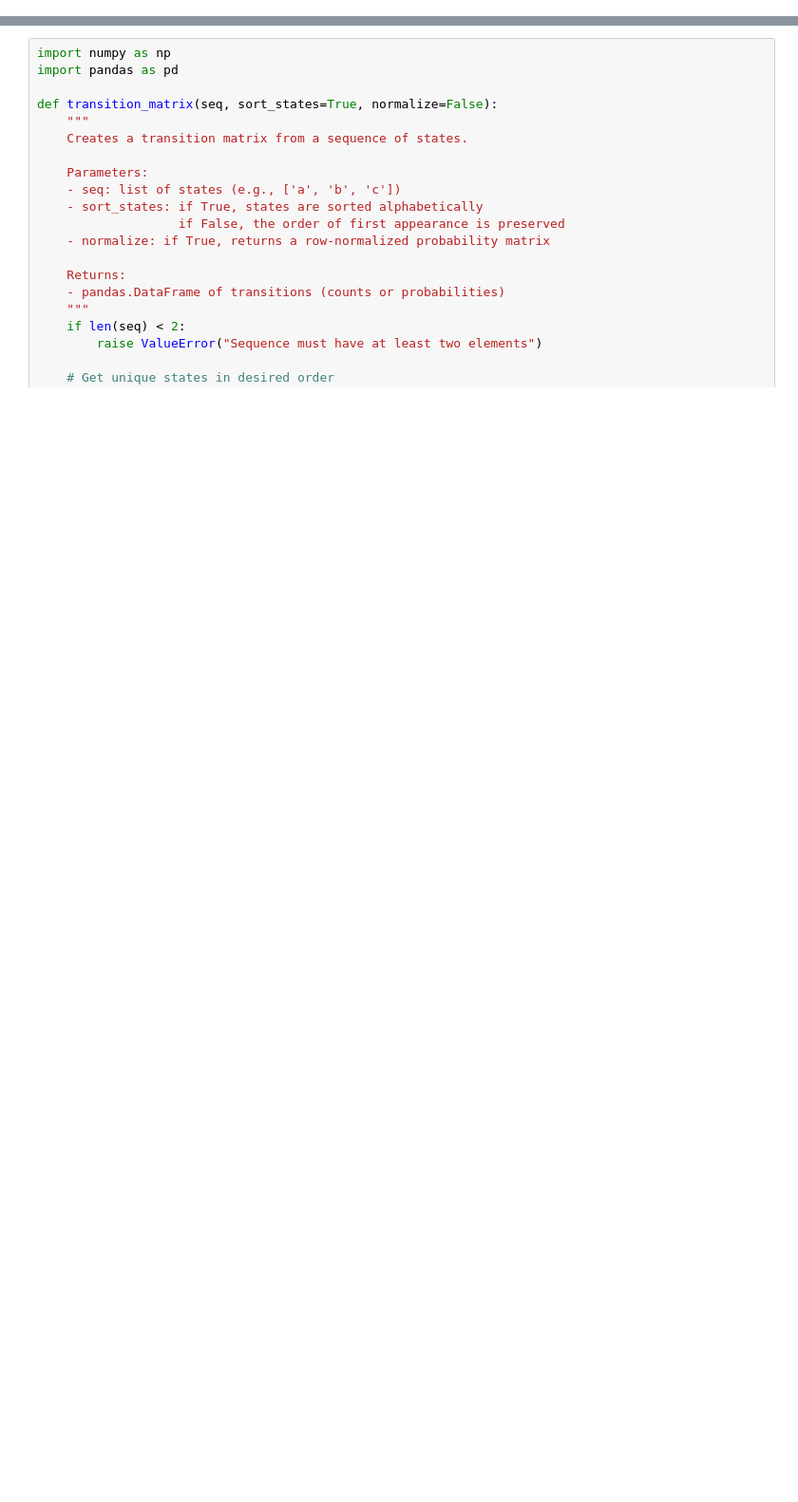
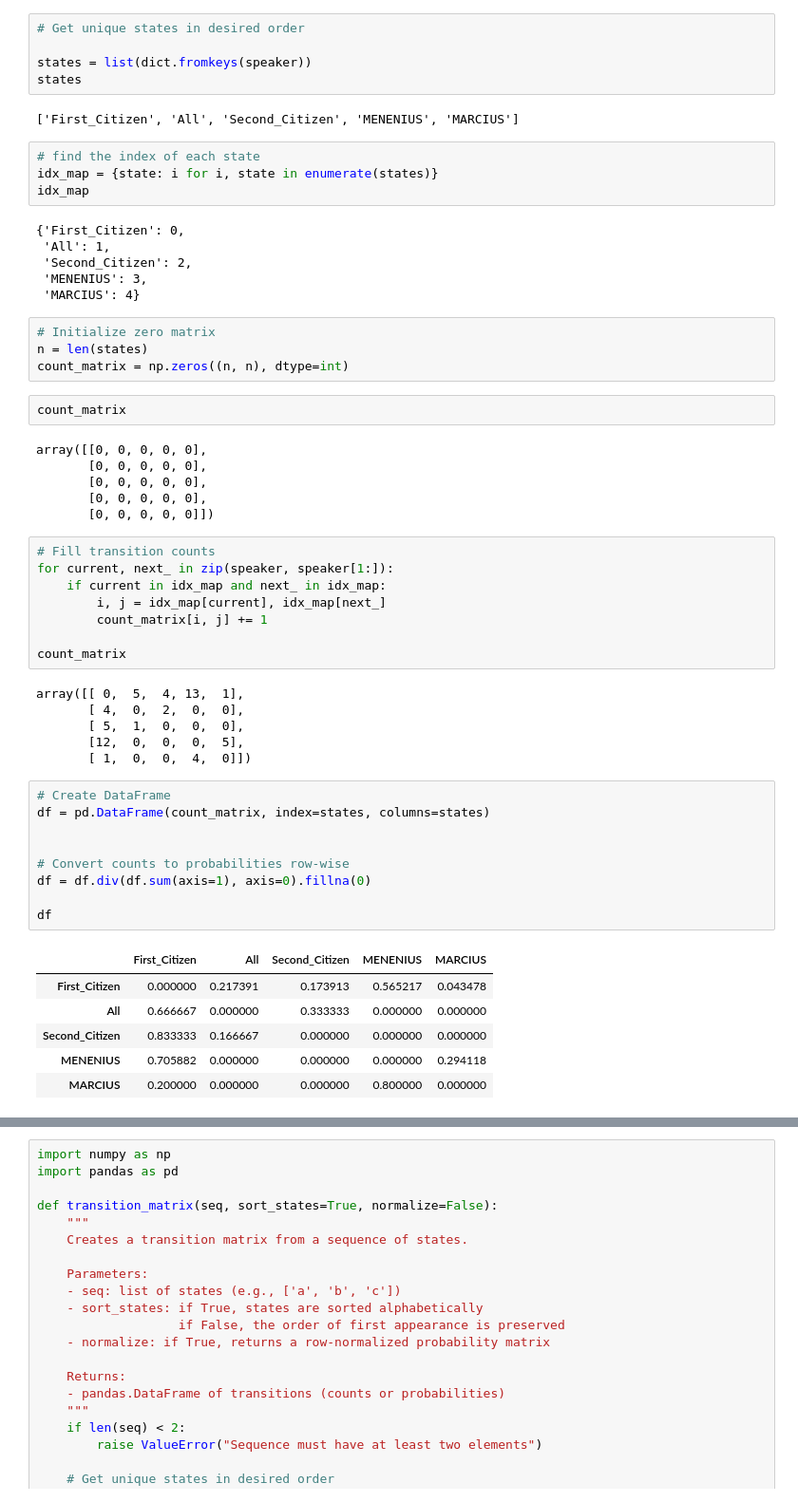
Before and after one commit to SceloNkabinde-95/shakespeare-story-generator, a Jupyter notebook: test-transition-matrices.ipynb, the cells around one changed output, grey strips where cells are left out. Shown at 95% size. Cells and saved outputs as stored; diff of their text form; blank space fills up the shorter version.

```diff
--- a/test-transition-matrices.ipynb
+++ b/test-transition-matrices.ipynb
@@ -0,0 +33,59 @@
+# %%
+# Get unique states in desired order
+
+states = list(dict.fromkeys(speaker))
+states
+# %% [output]
+['First_Citizen', 'All', 'Second_Citizen', 'MENENIUS', 'MARCIUS']
+# %%
+# find the index of each state
+idx_map = {state: i for i, state in enumerate(states)}
+idx_map
+# %% [output]
+{'First_Citizen': 0,
+ 'All': 1,
+ 'Second_Citizen': 2,
+ 'MENENIUS': 3,
+ 'MARCIUS': 4}
+# %%
+# Initialize zero matrix
+n = len(states)
+count_matrix = np.zeros((n, n), dtype=int)
+# %%
+count_matrix
+# %% [output]
+array([[0, 0, 0, 0, 0],
+       [0, 0, 0, 0, 0],
+       [0, 0, 0, 0, 0],
+       [0, 0, 0, 0, 0],
+       [0, 0, 0, 0, 0]])
+# %%
+# Fill transition counts
+for current, next_ in zip(speaker, speaker[1:]):
+    if current in idx_map and next_ in idx_map:
+        i, j = idx_map[current], idx_map[next_]
+        count_matrix[i, j] += 1
+
+count_matrix
+# %% [output]
+array([[ 0,  5,  4, 13,  1],
+       [ 4,  0,  2,  0,  0],
+       [ 5,  1,  0,  0,  0],
+       [12,  0,  0,  0,  5],
+       [ 1,  0,  0,  4,  0]])
+# %%
+# Create DataFrame
+df = pd.DataFrame(count_matrix, index=states, columns=states)
+
+
+# Convert counts to probabilities row-wise
+df = df.div(df.sum(axis=1), axis=0).fillna(0)
+
+df
+# %% [output]
+|  | First_Citizen | All | Second_Citizen | MENENIUS | MARCIUS |
+| First_Citizen | 0.000000 | 0.217391 | 0.173913 | 0.565217 | 0.043478 |
+| All | 0.666667 | 0.000000 | 0.333333 | 0.000000 | 0.000000 |
+| Second_Citizen | 0.833333 | 0.166667 | 0.000000 | 0.000000 | 0.000000 |
+| MENENIUS | 0.705882 | 0.000000 | 0.000000 | 0.000000 | 0.294118 |
+| MARCIUS | 0.200000 | 0.000000 | 0.000000 | 0.800000 | 0.000000 |
```
Also changed, not shown: parts of 14 cells of this notebook, 2 other files.
